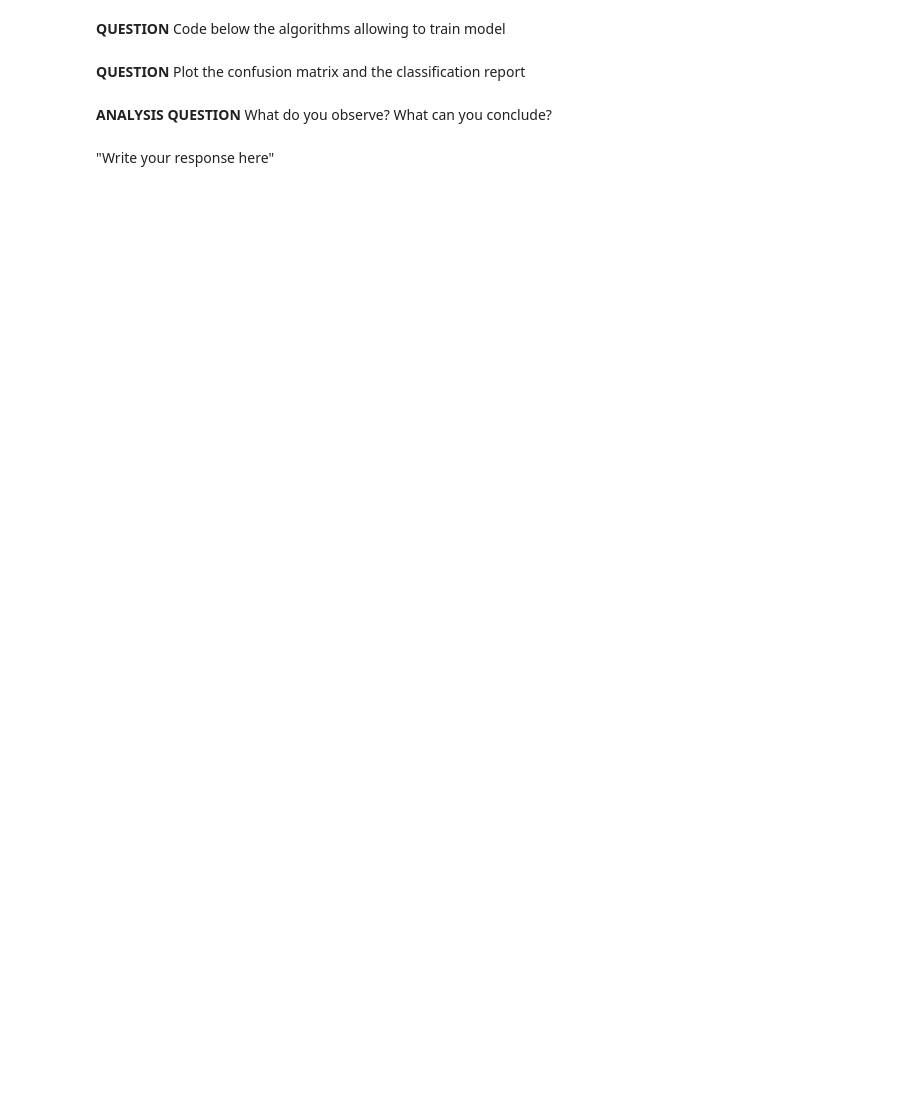
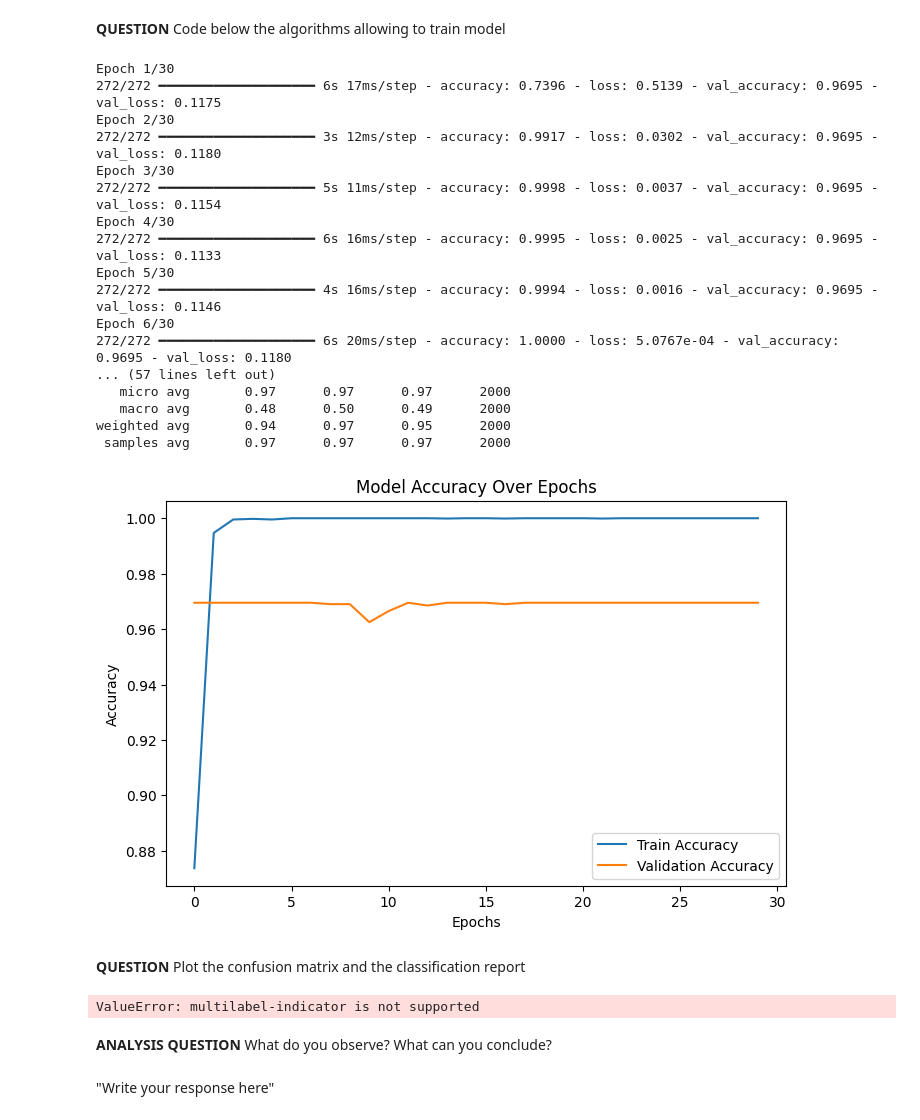
Before and after one commit to FabienSaliba/Embedded_AI, a Jupyter notebook: TP_IA_EMBARQUEE.ipynb, the cells around one changed output. Cells and saved outputs as stored; diff of their text form; code cells hidden in the pictures; blank space fills up the shorter version.

```diff
--- a/TP_IA_EMBARQUEE.ipynb
+++ b/TP_IA_EMBARQUEE.ipynb
@@ -443,3 +419,19 @@ Name: count, dtype: int64
 **QUESTION:** Code below the model architecture
 # %% [markdown]
 **TIP:** It could be interesting to keep it the same as before
+# %%
+# Build Neural Network model
+model = keras.Sequential([
+    keras.layers.Dense(64, activation='relu', input_shape=(X_train.shape[1],)),  # Input Layer
+    keras.layers.Dropout(0.3),
+    keras.layers.Dense(32, activation='relu'),  # Hidden Layer 1
+    keras.layers.Dropout(0.3),
+    keras.layers.Dense(2, activation='softmax')  # Output Layer (binary classification)
+])
+
+# Compile model
+model.compile(optimizer='adam', loss='binary_crossentropy', metrics=['accuracy'])
+
+
+# Display model architecture
+model.summary()
@@ -446,7 +456,65 @@ Name: count, dtype: int64
 # %% [markdown]
 **QUESTION** Code below the algorithms allowing to train model
+# %%
+# Train the model
+history = model.fit(X_train, Y_train, epochs=30, batch_size=32, validation_data=(X_test, Y_test), verbose=1)
+
+#history.save("machine_failure_model.h5")
+# Evaluate the model
+Y_pred = (model.predict(X_test) > 0.5).astype("int32")
+
+# Print accuracy and classification report
+accuracy = accuracy_score(Y_test, Y_pred)
+print(f"Test Accuracy: {accuracy:.4f}")
+print("\nClassification Report:\n", classification_report(Y_test, Y_pred))
+
+plt.figure(figsize=(8, 5))
+plt.plot(history.history['accuracy'], label='Train Accuracy')
+plt.plot(history.history['val_accuracy'], label='Validation Accuracy')
+plt.xlabel('Epochs')
+plt.ylabel('Accuracy')
+plt.legend()
+plt.title('Model Accuracy Over Epochs')
+plt.show()
+# %% [output]
+Epoch 1/30
+272/272 ━━━━━━━━━━━━━━━━━━━━ 6s 17ms/step - accuracy: 0.7396 - loss: 0.5139 - val_accuracy: 0.9695 - val_loss: 0.1175
+Epoch 2/30
+272/272 ━━━━━━━━━━━━━━━━━━━━ 3s 12ms/step - accuracy: 0.9917 - loss: 0.0302 - val_accuracy: 0.9695 - val_loss: 0.1180
+Epoch 3/30
+272/272 ━━━━━━━━━━━━━━━━━━━━ 5s 11ms/step - accuracy: 0.9998 - loss: 0.0037 - val_accuracy: 0.9695 - val_loss: 0.1154
+Epoch 4/30
+272/272 ━━━━━━━━━━━━━━━━━━━━ 6s 16ms/step - accuracy: 0.9995 - loss: 0.0025 - val_accuracy: 0.9695 - val_loss: 0.1133
+Epoch 5/30
+272/272 ━━━━━━━━━━━━━━━━━━━━ 4s 16ms/step - accuracy: 0.9994 - loss: 0.0016 - val_accuracy: 0.9695 - val_loss: 0.1146
+Epoch 6/30
+272/272 ━━━━━━━━━━━━━━━━━━━━ 6s 20ms/step - accuracy: 1.0000 - loss: 5.0767e-04 - val_accuracy: 0.9695 - val_loss: 0.1180
+... (57 lines left out)
+   micro avg       0.97      0.97      0.97      2000
+   macro avg       0.48      0.50      0.49      2000
+weighted avg       0.94      0.97      0.95      2000
+ samples avg       0.97      0.97      0.97      2000
+[figure, added]
 # %% [markdown]
 **QUESTION** Plot the confusion matrix and the classification report
+# %%
+# Compute Confusion Matrix
+cm = confusion_matrix(Y_test, Y_pred)
+
+# Plot Confusion Matrix
+plt.figure(figsize=(6, 5))
+sns.heatmap(cm, annot=True, fmt="d", cmap="Blues", xticklabels=['No Failure', 'Failure'], yticklabels=['No Failure', 'Failure'])
+plt.xlabel("Predicted Label")
+plt.ylabel("True Label")
+plt.title("Confusion Matrix")
+plt.show()
+
+# Print Classification Report
+accuracy = accuracy_score(Y_test, Y_pred)
+print(f"Test Accuracy: {accuracy:.4f}\n")
+print("Classification Report:\n", classification_report(Y_test, Y_pred))
+# %% [output]
+ValueError: multilabel-indicator is not supported
 # %% [markdown]
 **ANALYSIS QUESTION** What do you observe? What can you conclude?
 # %% [markdown]
```
Also changed, not shown: parts of 7 cells of this notebook, 1 other file.
